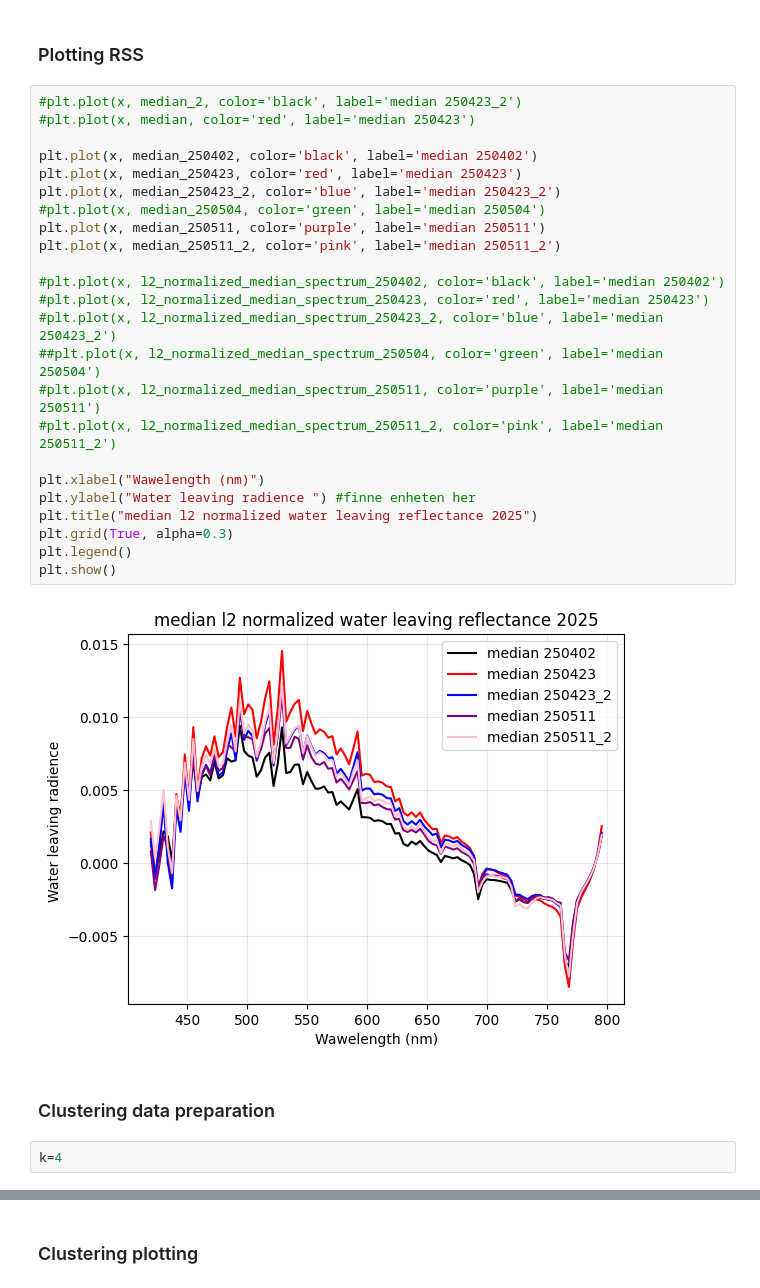
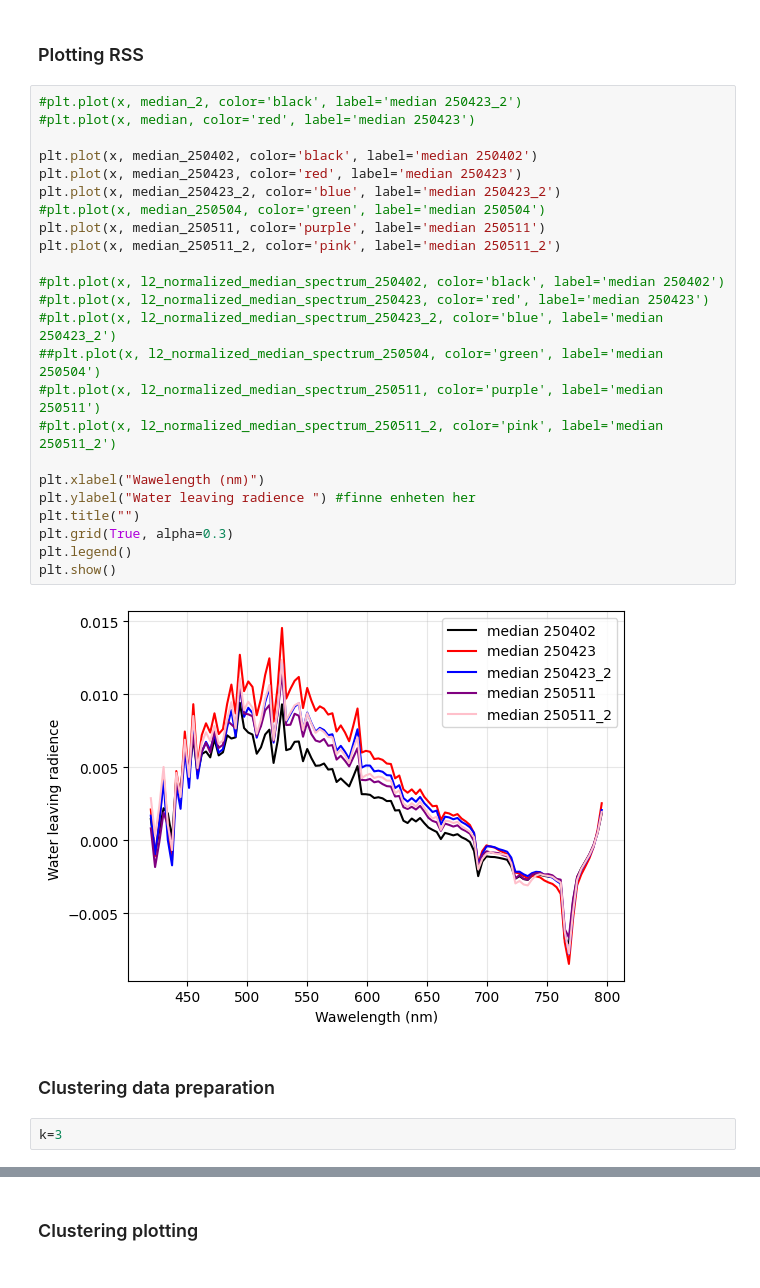
Before and after one commit to AnneMartheH/Vaar_2025, a Jupyter notebook: atm_c_2025.ipynb, the cells around one changed output, grey strips where cells are left out. Drawn from its saved outputs; the diff is of its cells as text.

```diff
--- a/atm_c_2025.ipynb
+++ b/atm_c_2025.ipynb
@@ -307,33 +307,33 @@ Median RSS for area: (109,)
 # %%
 #plt.plot(x, median_2, color='black', label='median 250423_2')
 #plt.plot(x, median, color='red', label='median 250423')
 
 plt.plot(x, median_250402, color='black', label='median 250402')
 plt.plot(x, median_250423, color='red', label='median 250423')
 plt.plot(x, median_250423_2, color='blue', label='median 250423_2')
 #plt.plot(x, median_250504, color='green', label='median 250504')
 plt.plot(x, median_250511, color='purple', label='median 250511')
 plt.plot(x, median_250511_2, color='pink', label='median 250511_2')
 
 #plt.plot(x, l2_normalized_median_spectrum_250402, color='black', label='median 250402')
 #plt.plot(x, l2_normalized_median_spectrum_250423, color='red', label='median 250423')
 #plt.plot(x, l2_normalized_median_spectrum_250423_2, color='blue', label='median 250423_2')
 ##plt.plot(x, l2_normalized_median_spectrum_250504, color='green', label='median 250504')
 #plt.plot(x, l2_normalized_median_spectrum_250511, color='purple', label='median 250511')
 #plt.plot(x, l2_normalized_median_spectrum_250511_2, color='pink', label='median 250511_2')
 
 plt.xlabel("Wawelength (nm)")
 plt.ylabel("Water leaving radience ") #finne enheten her
-plt.title("median l2 normalized water leaving reflectance 2025")
+plt.title("")
 plt.grid(True, alpha=0.3)
 plt.legend()
 plt.show()
 # %% [output]
-[figure, old version]
+[figure, new version]
 # %% [markdown]
 ### Clustering data preparation
 # %%
-k=4
+k=3
 # %%
 l2_clustering_median_2025 = [l2_normalized_median_spectrum_250402,
                             l2_normalized_median_spectrum_250423,
```
Also changed, not shown: parts of 3 cells of this notebook, 11 other files.
